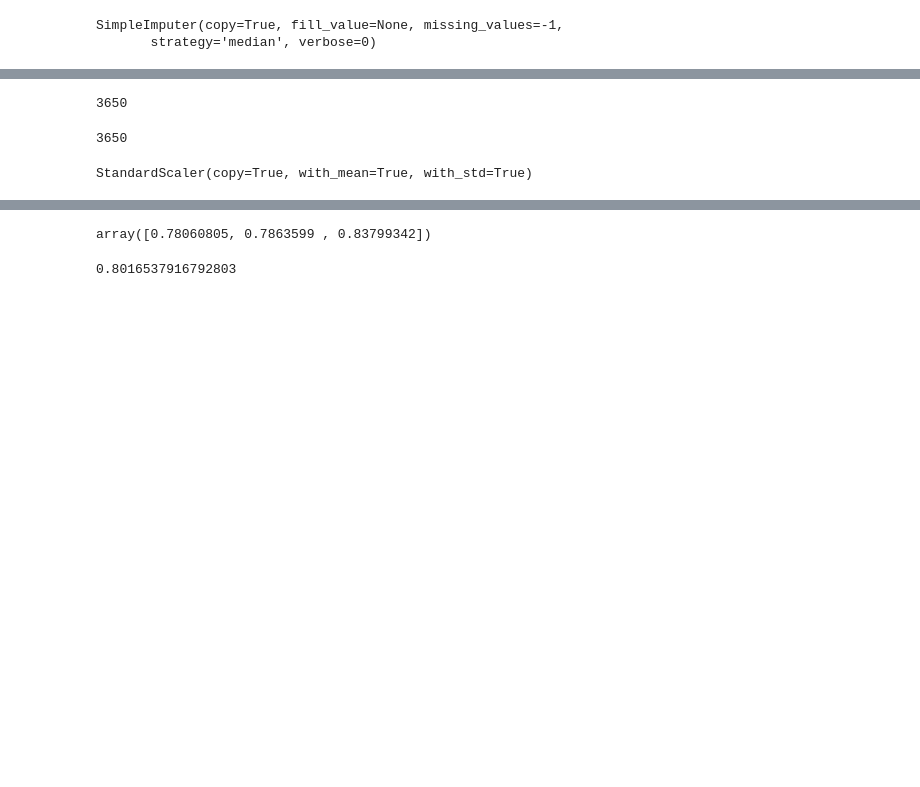
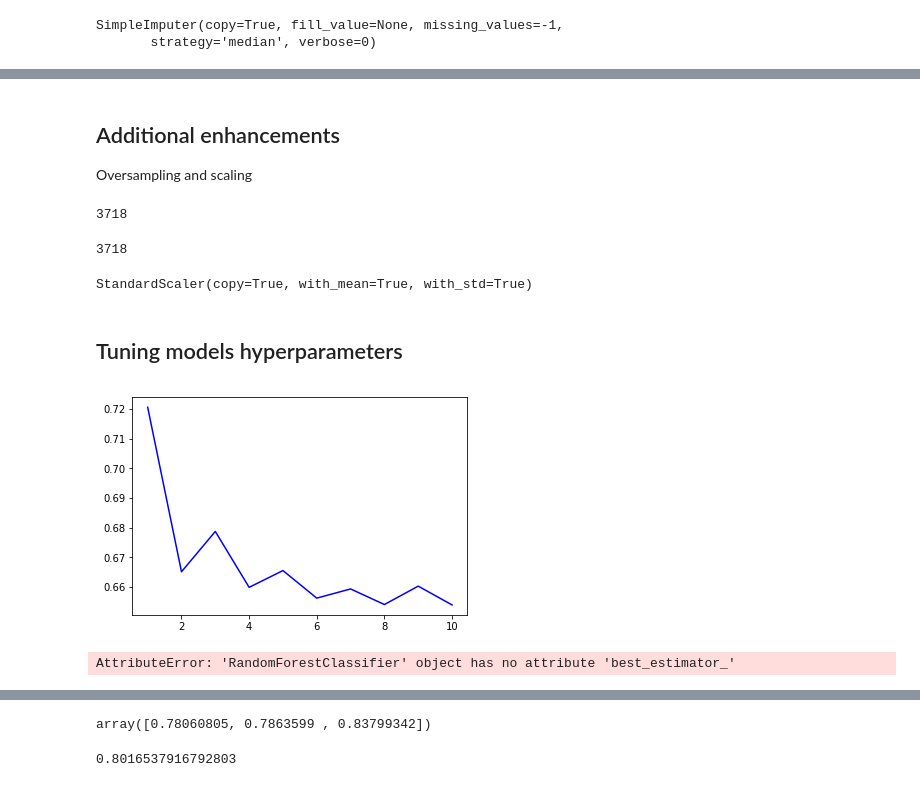
Before and after one commit to mihaighidoveanu/data-science-lab, a Jupyter notebook: AndroidScience.ipynb, the cells around one changed output, grey strips where cells are left out. Drawn from its saved outputs; the diff is of its cells as text; code cells hidden in the pictures; blank space fills up the shorter version.

Commit message:
add outlier detection and hyperparameter tuning for knn, svc and rf

```diff
--- a/AndroidScience.ipynb
+++ b/AndroidScience.ipynb
@@ -160,10 +110,9 @@ x_train.shape
 from sklearn.impute import SimpleImputer
 imp = SimpleImputer(missing_values = -1, strategy='median')
 missing_features = ['android_version', 'size']
-idx = [ pre_features.index(column) for column in missing_features]
-imp.fit(x_train[:, idx])
-x_train[:, idx] = imp.transform(x_train[:, idx])
-x_test[:, idx] = imp.transform(x_test[:, idx])
+imp.fit(train[missing_features])
+train[missing_features] = imp.transform(train[missing_features])
+test[missing_features] = imp.transform(test[missing_features])
 # %% [output]
 SimpleImputer(copy=True, fill_value=None, missing_values=-1,
        strategy='median', verbose=0)
@@ -187,16 +122,33 @@ Ridge(alpha=1.0, copy_X=True, fit_intercept=True, max_iter=None,
+# %%
+def split_samples_labels(df, label_column, keep_features = None):
+    Y = df[label_column].values
+    X = df.drop(columns = label_column)
+    if keep_features is not None:
+        X = X[keep_features]
+    bins = [Y.min(), np.percentile(Y, 70), Y.max()]
+    Y[Y < bins[1]] = 0
+    Y[Y >= bins[1]] = 1
+    return X, Y
+# %%
+x_train, y_train = split_samples_labels(train, 'installs', keep_features=pre_features)
+x_test, y_test = split_samples_labels(test, 'installs', keep_features=pre_features)
+# %% [markdown]
+## Additional enhancements
+Oversampling and scaling
 # %%
 # the dataset is rather imbalanced, which will skew the results. So we reduce the number of big rating examples
 # we can also try upsampling the small rating examples
 from imblearn.under_sampling import RandomUnderSampler
 from imblearn.over_sampling import RandomOverSampler
-# from imblearn.usampler import TODO
-sampler = RandomOverSampler(random_state = 42)
-x_train, y_train = sampler.fit_resample(x_train,y_train)
+upsample = True
+if upsample:
+    sampler = RandomOverSampler(random_state = 42)
+    x_train, y_train = sampler.fit_resample(x_train,y_train)
 len(y_train[y_train==1])
 len(y_train[y_train==0])
 # %% [output]
-3650
+3718
-3650
+3718
 # %%
 from sklearn import preprocessing
 # scale data if needed. forests and trees don't need it. Others do.
@@ -208,3 +160,17 @@ if scale:
     x_test = scaler.transform(x_test)
 # %% [output]
 StandardScaler(copy=True, with_mean=True, with_std=True)
+# %% [markdown]
+## Tuning models hyperparameters
+# %%
+# KNN - best is n_neighbors = 1
+clf = neighbors.KNeighborsClassifier()
+scores = []
+try_neighbors = range(1,11)
+for n_neighbors in try_neighbors:
+    clf.n_neighbors = n_neighbors;
+    val_scores = cross_val_score(clf, x_train, y_train, cv = 3 )
+    scores.append(val_scores.mean())
+plt.plot(try_neighbors, scores, 'b-');
+# %% [output]
+[figure, added]
@@ -210,0 +192,4 @@ StandardScaler(copy=True, with_mean=True, with_std=True)
+# %%
+grid.best_estimator_
+# %% [output]
+AttributeError: 'RandomForestClassifier' object has no attribute 'best_estimator_'
```
Also changed, not shown: parts of 24 cells of this notebook, 1 other file.
